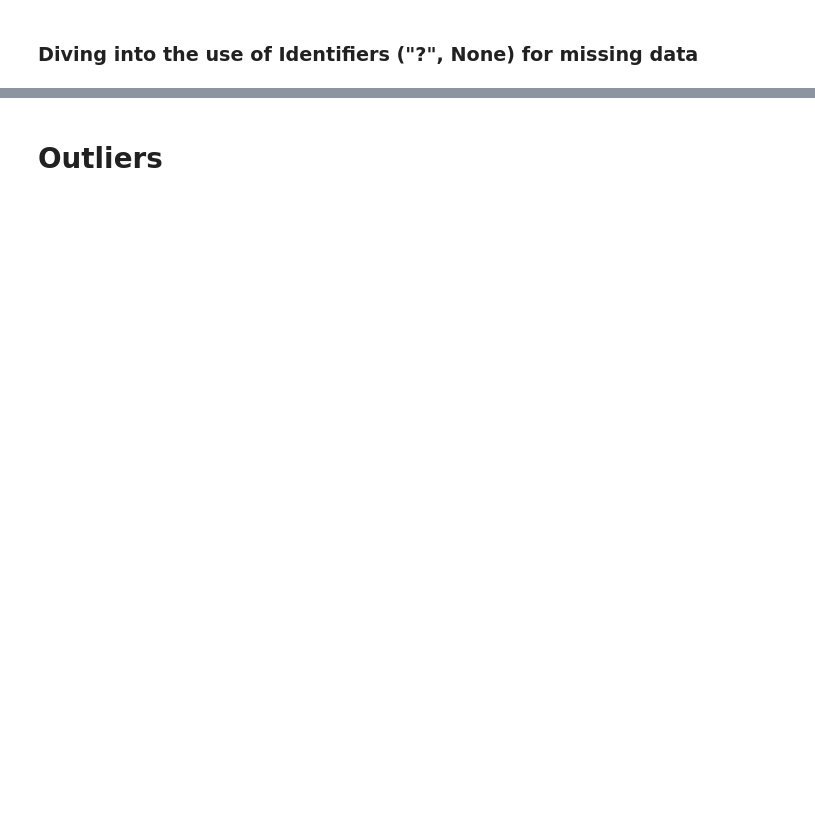
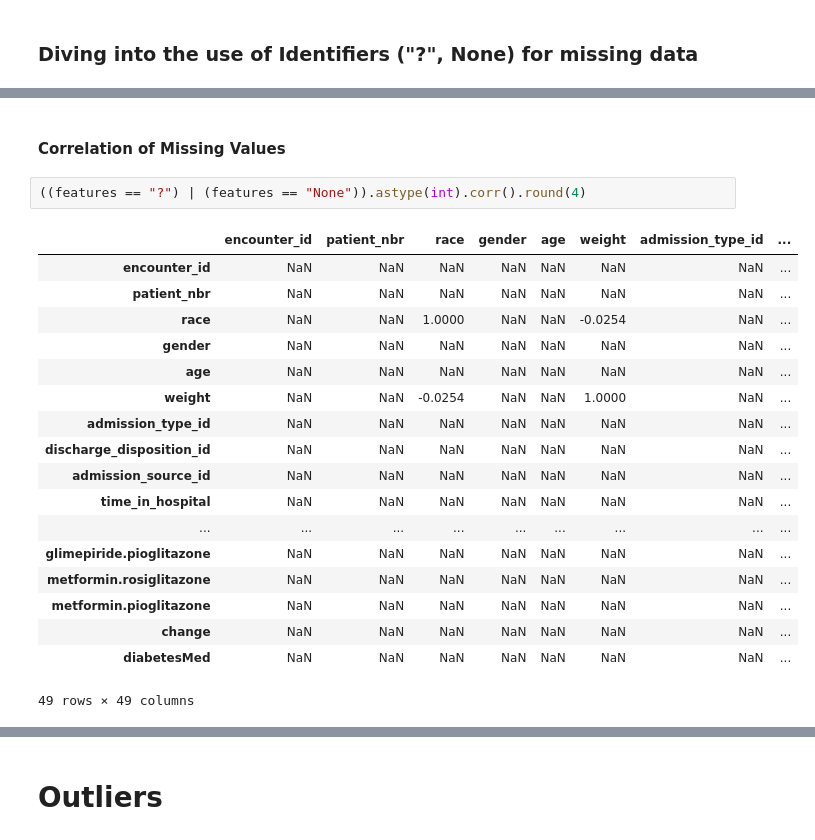
Before and after one commit to SJBales/Diabetes, a Jupyter notebook: notebooks/EDA.ipynb, the cells around one changed output, grey strips where cells are left out. Drawn from its saved outputs; the diff is of its cells as text; blank space fills up the shorter version.

Commit message:
Added diagnostics for assessing the missingness pattern across key features.

```diff
--- a/notebooks/EDA.ipynb
+++ b/notebooks/EDA.ipynb
@@ -50,0 +164,23 @@ print(none_missing[none_missing > 0])
+# %% [markdown]
+#### Correlation of Missing Values
+# %%
+((features == "?") | (features == "None")).astype(int).corr().round(4)
+# %% [output]
+|  | encounter_id | patient_nbr | race | gender | age | weight | admission_type_id | ... |
+| encounter_id | NaN | NaN | NaN | NaN | NaN | NaN | NaN | ... |
+| patient_nbr | NaN | NaN | NaN | NaN | NaN | NaN | NaN | ... |
+| race | NaN | NaN | 1.0000 | NaN | NaN | -0.0254 | NaN | ... |
+| gender | NaN | NaN | NaN | NaN | NaN | NaN | NaN | ... |
+| age | NaN | NaN | NaN | NaN | NaN | NaN | NaN | ... |
+| weight | NaN | NaN | -0.0254 | NaN | NaN | 1.0000 | NaN | ... |
+| admission_type_id | NaN | NaN | NaN | NaN | NaN | NaN | NaN | ... |
+| discharge_disposition_id | NaN | NaN | NaN | NaN | NaN | NaN | NaN | ... |
+| admission_source_id | NaN | NaN | NaN | NaN | NaN | NaN | NaN | ... |
+| time_in_hospital | NaN | NaN | NaN | NaN | NaN | NaN | NaN | ... |
+| ... | ... | ... | ... | ... | ... | ... | ... | ... |
+| glimepiride.pioglitazone | NaN | NaN | NaN | NaN | NaN | NaN | NaN | ... |
+| metformin.rosiglitazone | NaN | NaN | NaN | NaN | NaN | NaN | NaN | ... |
+| metformin.pioglitazone | NaN | NaN | NaN | NaN | NaN | NaN | NaN | ... |
+| change | NaN | NaN | NaN | NaN | NaN | NaN | NaN | ... |
+| diabetesMed | NaN | NaN | NaN | NaN | NaN | NaN | NaN | ... |
+49 rows × 49 columns
```
Also changed, not shown: parts of 12 cells of this notebook.
